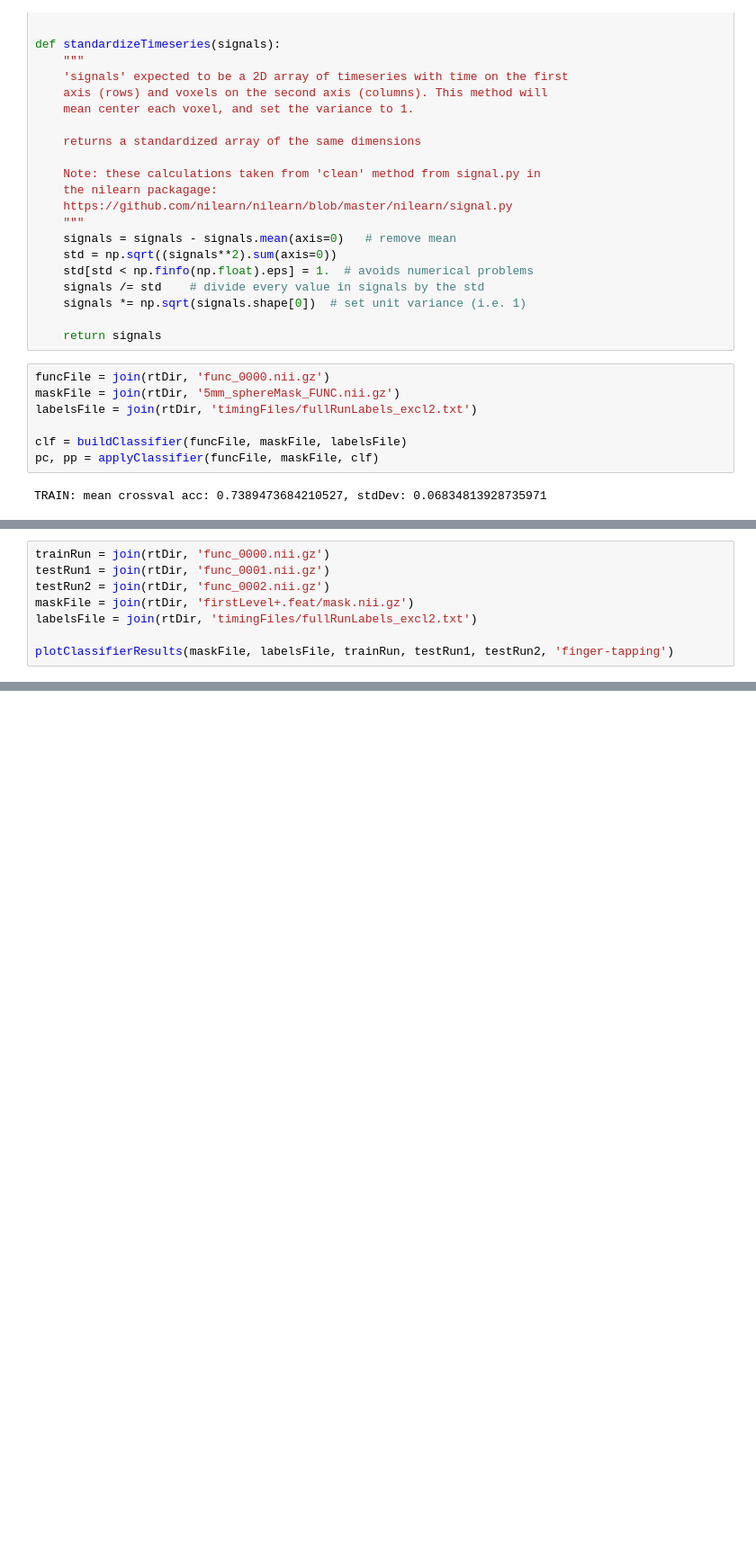
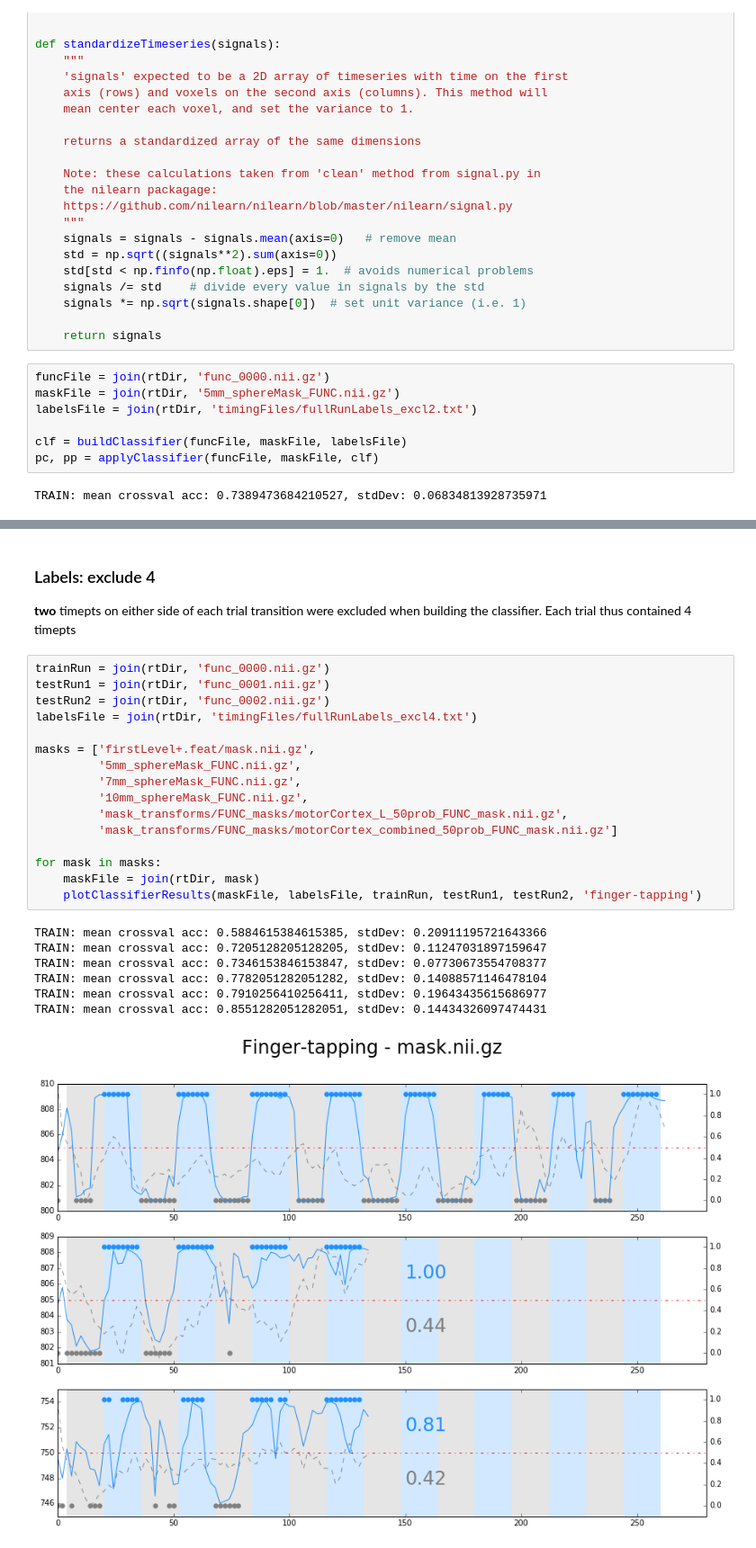
Before and after one commit to jeffmacinnes/b2b, a Jupyter notebook: analysis/pilot2/pilot2_analyses.ipynb, the cells around one changed output, grey strips where cells are left out. Shown at 90% size. Saved outputs shown, nothing was run; the diff lists cells and outputs as text; blank space fills up the shorter version.

```diff
--- a/analysis/pilot2/pilot2_analyses.ipynb
+++ b/analysis/pilot2/pilot2_analyses.ipynb
@@ -358,8 +532,0 @@ TRAIN: mean crossval acc: 0.7389473684210527, stdDev: 0.06834813928735971
-# %%
-trainRun = join(rtDir, 'func_0000.nii.gz')
-testRun1 = join(rtDir, 'func_0001.nii.gz')
-testRun2 = join(rtDir, 'func_0002.nii.gz')
-maskFile = join(rtDir, 'firstLevel+.feat/mask.nii.gz')
-labelsFile = join(rtDir, 'timingFiles/fullRunLabels_excl2.txt')
-
-plotClassifierResults(maskFile, labelsFile, trainRun, testRun1, testRun2, 'finger-tapping')
@@ -397,0 +566,28 @@ TRAIN: mean crossval acc: 0.8021052631578949, stdDev: 0.14269274276067825
+# %% [markdown]
+### Labels: exclude 4
+
+**two** timepts on either side of each trial transition were excluded when building the classifier. Each trial thus contained 4 timepts
+# %%
+trainRun = join(rtDir, 'func_0000.nii.gz')
+testRun1 = join(rtDir, 'func_0001.nii.gz')
+testRun2 = join(rtDir, 'func_0002.nii.gz')
+labelsFile = join(rtDir, 'timingFiles/fullRunLabels_excl4.txt')
+
+masks = ['firstLevel+.feat/mask.nii.gz',
+         '5mm_sphereMask_FUNC.nii.gz',
+         '7mm_sphereMask_FUNC.nii.gz',
+         '10mm_sphereMask_FUNC.nii.gz',
+         'mask_transforms/FUNC_masks/motorCortex_L_50prob_FUNC_mask.nii.gz',
+         'mask_transforms/FUNC_masks/motorCortex_combined_50prob_FUNC_mask.nii.gz']
+
+for mask in masks:
+    maskFile = join(rtDir, mask)
+    plotClassifierResults(maskFile, labelsFile, trainRun, testRun1, testRun2, 'finger-tapping')
+# %% [output]
+TRAIN: mean crossval acc: 0.5884615384615385, stdDev: 0.20911195721643366
+TRAIN: mean crossval acc: 0.7205128205128205, stdDev: 0.11247031897159647
+TRAIN: mean crossval acc: 0.7346153846153847, stdDev: 0.07730673554708377
+TRAIN: mean crossval acc: 0.7782051282051282, stdDev: 0.14088571146478104
+TRAIN: mean crossval acc: 0.7910256410256411, stdDev: 0.19643435615686977
+TRAIN: mean crossval acc: 0.8551282051282051, stdDev: 0.14434326097474431
+[figure, added]
```
Also changed, not shown: parts of 13 cells of this notebook, 3 other files.
